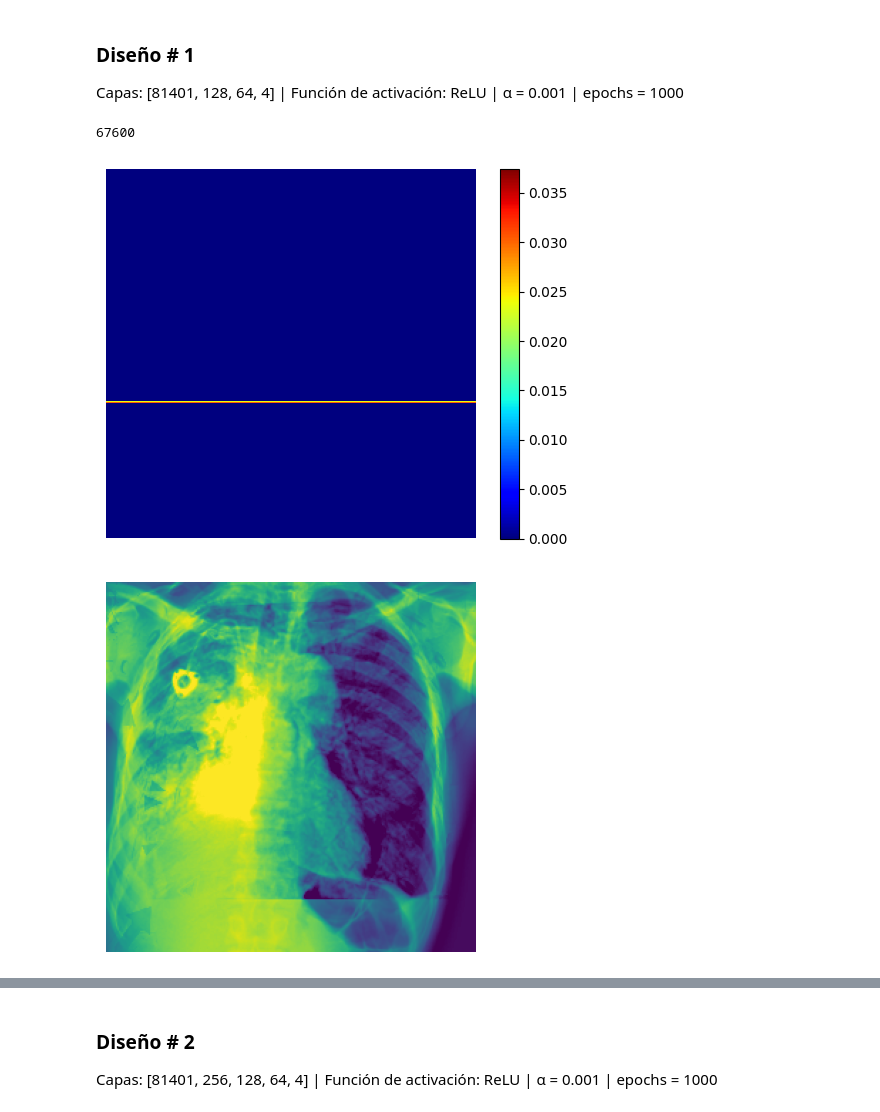
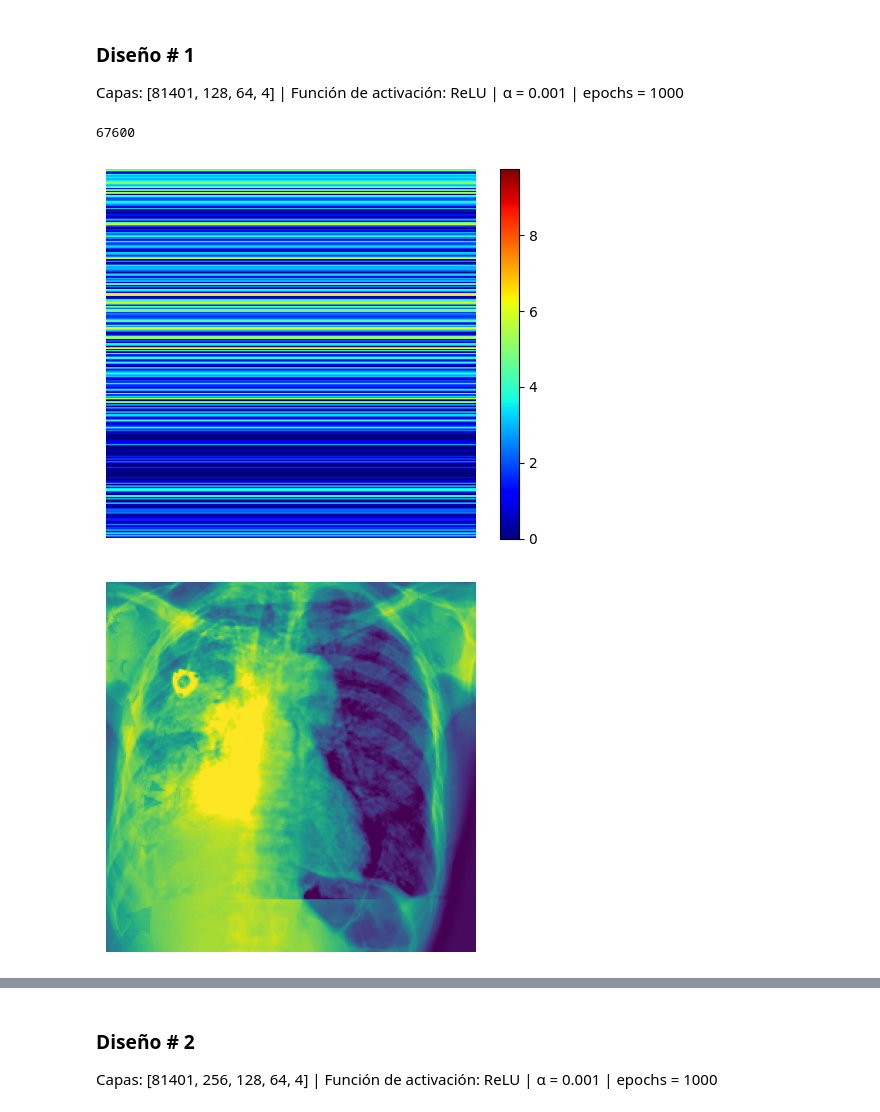
Before and after one commit to JulianCamacho/CE-5506-Reconocimiento-de-Patrones, a Jupyter notebook: Proyecto2/Proyecto2.ipynb, the cells around one changed output, grey strips where cells are left out. Drawn from its saved outputs; the diff is of its cells as text; code cells hidden in the pictures.

```diff
--- a/Proyecto2/Proyecto2.ipynb
+++ b/Proyecto2/Proyecto2.ipynb
@@ -265,43 +265,45 @@ saliency_map = cv2.resize(saliency_map, (260, 260))
 
 # Convert the saliency map to PIL image
 saliency_map_pil = Image.fromarray(saliency_map)
-saliency_map_pil = np.clip(saliency_map_pil, 0, 255)
 # Convert the overlay image to a numpy array
 overlay_array = np.array(saliency_map_pil)
+overlay_array = np.clip(overlay_array, 0, 255)
+saliency_map_pil = Image.fromarray(overlay_array)
 
 # Display the overlay image
 plt.imshow(overlay_array, cmap='jet')
 plt.axis('off')
 plt.colorbar()
 plt.show()
 
 # Reshape the tensor to match the desired image size
 reshaped_tensor = image.view(260, 260)
 # Convert the reshaped tensor to a NumPy array
 numpy_array = reshaped_tensor.detach().cpu().numpy()
 # Convert the NumPy array to a PIL image
 pil_image = Image.fromarray(numpy_array)
-pil_image = np.clip(pil_image, 0, 255)
 # You can now use the PIL image as needed
 pil_image_arr = np.array(pil_image)
+pil_image_arr = np.clip(pil_image_arr, 0, 255)
 # For example, display the image
+pil_image = Image.fromarray(pil_image_arr)
 plt.imshow(pil_image_arr)
 plt.axis('off')
 plt.show()
 
 # Resize the original image to match the saliency map size
 #resized_image = input_image.resize(260, 260)
 
 # Overlay the saliency map on the resized original image
 overlay_image = Image.blend(pil_image.convert('RGBA'), saliency_map_pil.convert('RGBA'), 0.5)
 
 # Display the overlay image
 plt.imshow(overlay_image, cmap='jet')
 plt.axis('off')
 plt.show()
 # %% [output]
 67600
-[figure, old version]
+[figure, new version]
 [figure]
 [figure]
 # %%
```
Also changed, not shown: parts of 2 cells of this notebook, 1 other file.
